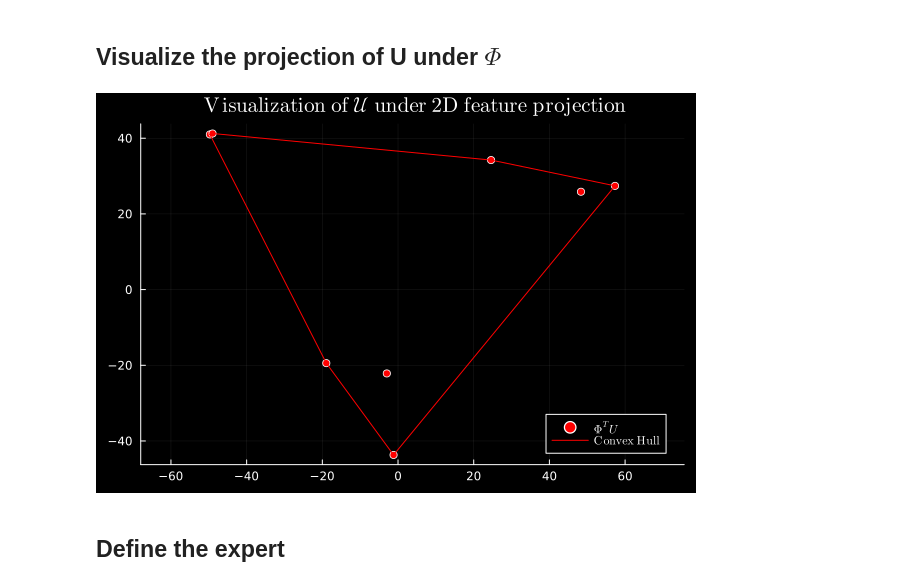
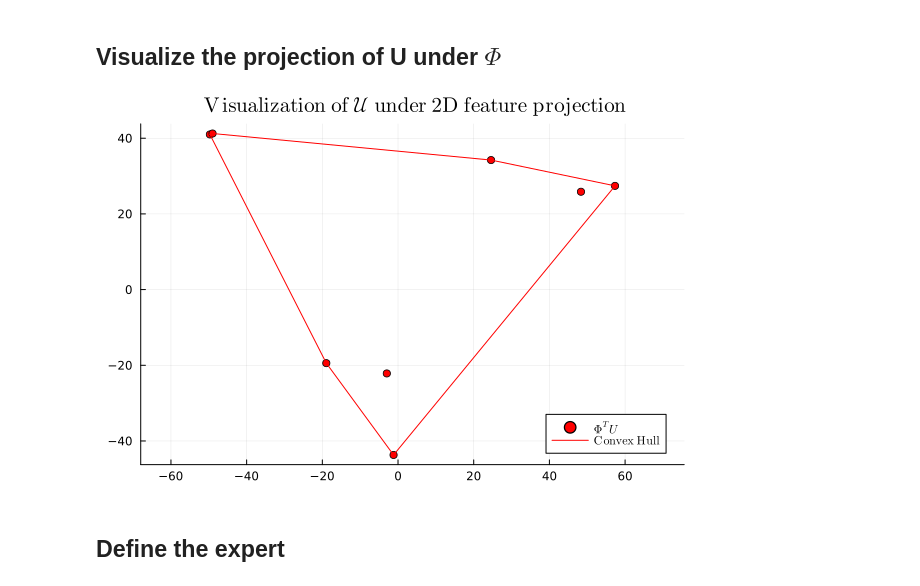
Before and after one commit to GersiD/ChebyshevROIL, a Jupyter notebook: notebooks/visual.ipynb, the cells around one changed output. Cells and saved outputs as stored; diff of their text form; code cells hidden in the pictures.

Commit message:
update julia images

```diff
--- a/notebooks/visual.ipynb
+++ b/notebooks/visual.ipynb
@@ -115,13 +116,13 @@ norm(Φ, 2) = 1.414213562373095
 # %%
 proj = Φ' * UM
 
-plot_of_U = plot(aspectratio=1, background_color=:black, foreground_color=:white, grid_color=:blue, legend=:bottomright) # Dark mode plot 🙂
+plot_of_U = plot(aspectratio=1, background_color=:white, foreground_color=:black, grid_color=:blue, legend=:bottomright) # Light mode plot 😡
 draw_convex_hull(proj, plot_of_U, "red", L"Φ^TU")
 plot!(plot_of_U, 1,1,color=:red, label=L"\mathrm{Convex\ Hull}", title=L"\mathrm{\ Visualization\ of\ } \mathcal{U} \mathrm{\ under\ 2D\ feature\ projection}")
 savefig(plot_of_U, "./plots/visual_U.pdf")
 plot_of_U
 # %% [output]
-[figure, old version]
+[figure, new version]
 # %% [markdown]
 ## Define the expert
 # %%
```
Also changed, not shown: parts of 7 cells of this notebook, 6 other files.
